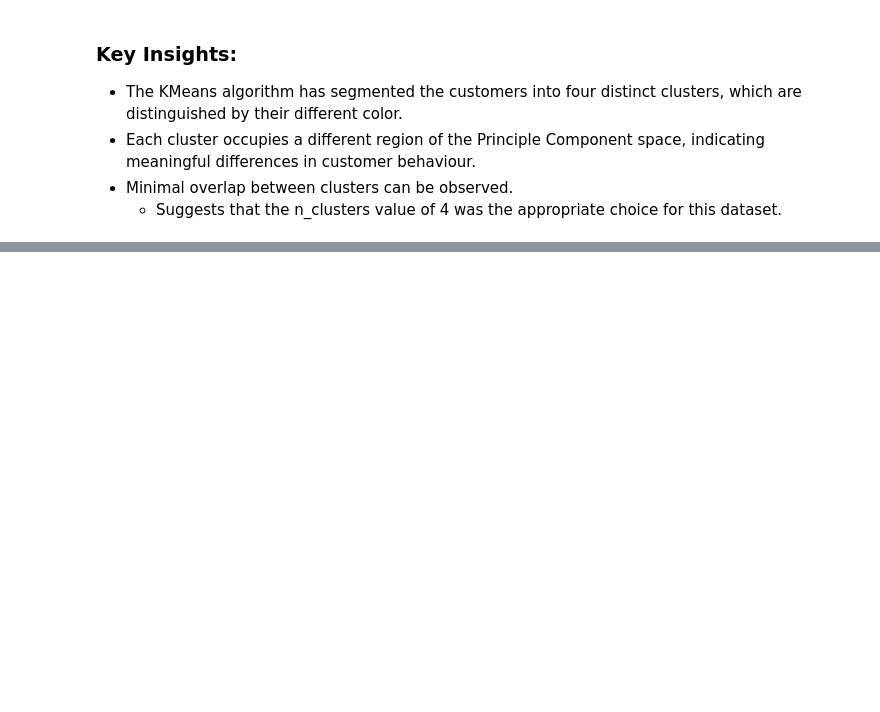
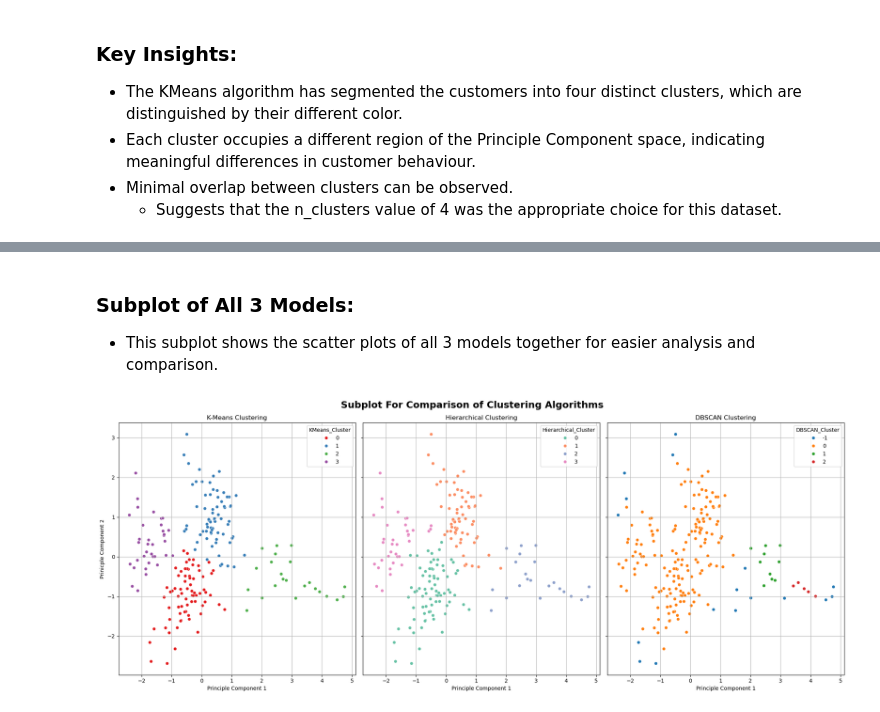
Before and after one commit to Cayden08/AIML, a Jupyter notebook: CA2/p2510893_CA2_PartA_Cayden.ipynb, the cells around one changed output, grey strips where cells are left out. Cells and saved outputs as stored; diff of their text form; code cells hidden in the pictures; blank space fills up the shorter version.

```diff
--- a/CA2/p2510893_CA2_PartA_Cayden.ipynb
+++ b/CA2/p2510893_CA2_PartA_Cayden.ipynb
@@ -780,0 +916,53 @@ plt.show()
+# %% [markdown]
+### **Subplot of All 3 Models:**
+- This subplot shows the scatter plots of all 3 models together for easier analysis and comparison.
+# %%
+
+fig, axes = plt.subplots(1, 3, figsize=(20, 8), sharex=True, sharey=True)
+
+# --- K-Means ---
+sns.scatterplot(
+    data=pca_df,
+    x='PC1',
+    y='PC2',
+    hue='KMeans_Cluster',
+    palette='Set1',
+    ax=axes[0],
+    legend=True
+)
+axes[0].set_title('K-Means Clustering')
+
+# --- Hierarchical ---
+sns.scatterplot(
+    data=pca_df,
+    x='PC1',
+    y='PC2',
+    hue='Hierarchical_Cluster',
+    palette='Set2',
+    ax=axes[1],
+    legend=True
+)
+axes[1].set_title('Hierarchical Clustering')
+
+# --- DBSCAN ---
+sns.scatterplot(
+    data=pca_df,
+    x='PC1',
+    y='PC2',
+    hue='DBSCAN_Cluster',
+    palette='tab10',
+    ax=axes[2],
+    legend=True
+)
+axes[2].set_title('DBSCAN Clustering')
+
+for ax in axes:
+    ax.set_xlabel('Principle Component 1')
+    ax.set_ylabel('Prinicple Component 2')
+    ax.grid(True)
+
+plt.suptitle('Subplot For Comparison of Clustering Algorithms', fontsize=18, fontweight='bold')
+plt.tight_layout()
+plt.show()
+# %% [output]
+[figure, added]
```
Also changed, not shown: parts of 25 cells of this notebook.
